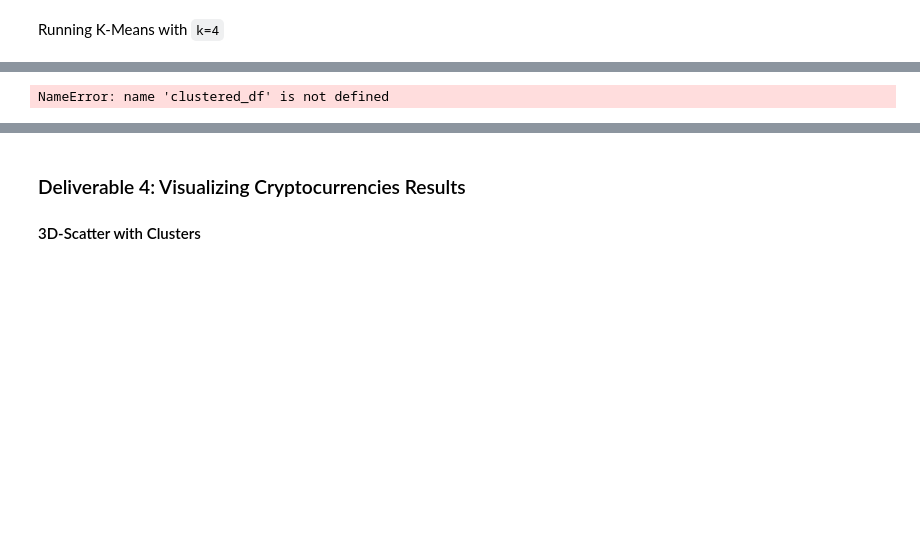
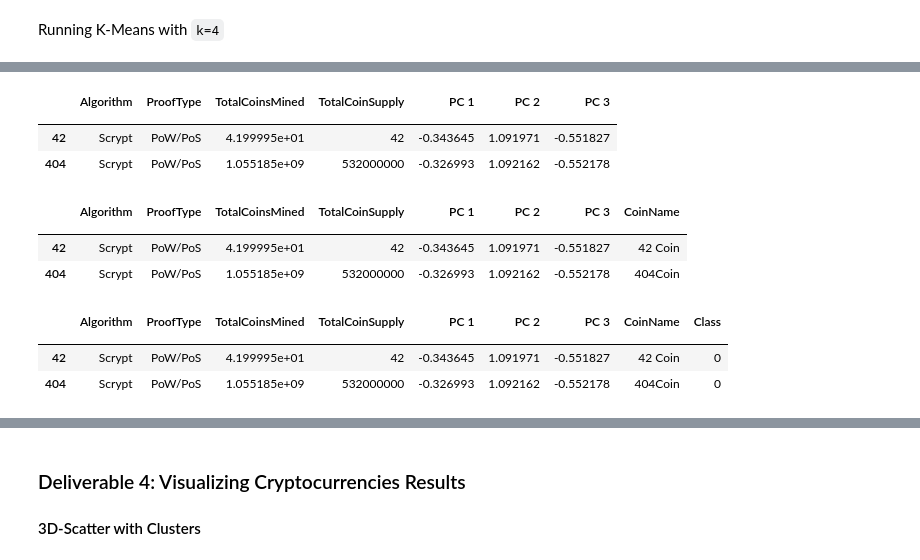
Before and after one commit to BiancaTaisePommerening/Cryptocurrencies, a Jupyter notebook: crypto_clustering.ipynb, the cells around one changed output, grey strips where cells are left out. Drawn from its saved outputs; the diff is of its cells as text; code cells hidden in the pictures; blank space fills up the shorter version.

Commit message:
Created the 3D-Scatter with the PCA data and the clusters

```diff
--- a/crypto_clustering.ipynb
+++ b/crypto_clustering.ipynb
@@ -308,0 +309,11 @@ df_elbow.hvplot.line(x="k", y="inertia", xticks=k, title="Elbow Curve")
+# %%
+# Initialize the K-Means model, using k = 4, as it can be seen on the elbow curve above.
+model = KMeans(n_clusters=4, random_state=0)
+
+# Fit the model
+model.fit(crypto_pca_df)
+
+# Predict clusters
+predictions = model.predict(crypto_pca_df)
+
+predictions
@@ -309,16 +338,28 @@ df_elbow.hvplot.line(x="k", y="inertia", xticks=k, title="Elbow Curve")
 # %%
 # Create a new DataFrame including predicted clusters and cryptocurrencies features.
 # Concatentate the crypto_df and pcs_df DataFrames on the same columns.
-# YOUR CODE HERE
-
-#  Add a new column, "CoinName" to the clustered_df DataFrame that holds the names of the cryptocurrencies.
-# YOUR CODE HERE
-
-#  Add a new column, "Class" to the clustered_df DataFrame that holds the predictions.
-# YOUR CODE HERE
-
-# Print the shape of the clustered_df
-print(clustered_df.shape)
-clustered_df.head(10)
+clustered_df = pd.concat([crypto_df, crypto_pca_df], axis=1)
+clustered_df.head(2)
 # %% [output]
-NameError: name 'clustered_df' is not defined
+|  | Algorithm | ProofType | TotalCoinsMined | TotalCoinSupply | PC 1 | PC 2 | PC 3 |
+|  |  |  |  |  |  |  |  |
+| 42 | Scrypt | PoW/PoS | 4.199995e+01 | 42 | -0.343645 | 1.091971 | -0.551827 |
+| 404 | Scrypt | PoW/PoS | 1.055185e+09 | 532000000 | -0.326993 | 1.092162 | -0.552178 |
+# %%
+#  Add a new column, "CoinName" to the clustered_df DataFrame that holds the names of the cryptocurrencies.
+clustered_df["CoinName"] = crypto_names_df
+clustered_df.head(2)
+# %% [output]
+|  | Algorithm | ProofType | TotalCoinsMined | TotalCoinSupply | PC 1 | PC 2 | PC 3 | CoinName |
+|  |  |  |  |  |  |  |  |  |
+| 42 | Scrypt | PoW/PoS | 4.199995e+01 | 42 | -0.343645 | 1.091971 | -0.551827 | 42 Coin |
+| 404 | Scrypt | PoW/PoS | 1.055185e+09 | 532000000 | -0.326993 | 1.092162 | -0.552178 | 404Coin |
+# %%
+#  Add a new column, "Class" to the clustered_df DataFrame that holds the predictions.
+clustered_df["Class"] = predictions
+clustered_df.head(2)
+# %% [output]
+|  | Algorithm | ProofType | TotalCoinsMined | TotalCoinSupply | PC 1 | PC 2 | PC 3 | CoinName | Class |
+|  |  |  |  |  |  |  |  |  |  |
+| 42 | Scrypt | PoW/PoS | 4.199995e+01 | 42 | -0.343645 | 1.091971 | -0.551827 | 42 Coin | 0 |
+| 404 | Scrypt | PoW/PoS | 1.055185e+09 | 532000000 | -0.326993 | 1.092162 | -0.552178 | 404Coin | 0 |
```
Also changed, not shown: parts of 8 cells of this notebook.
